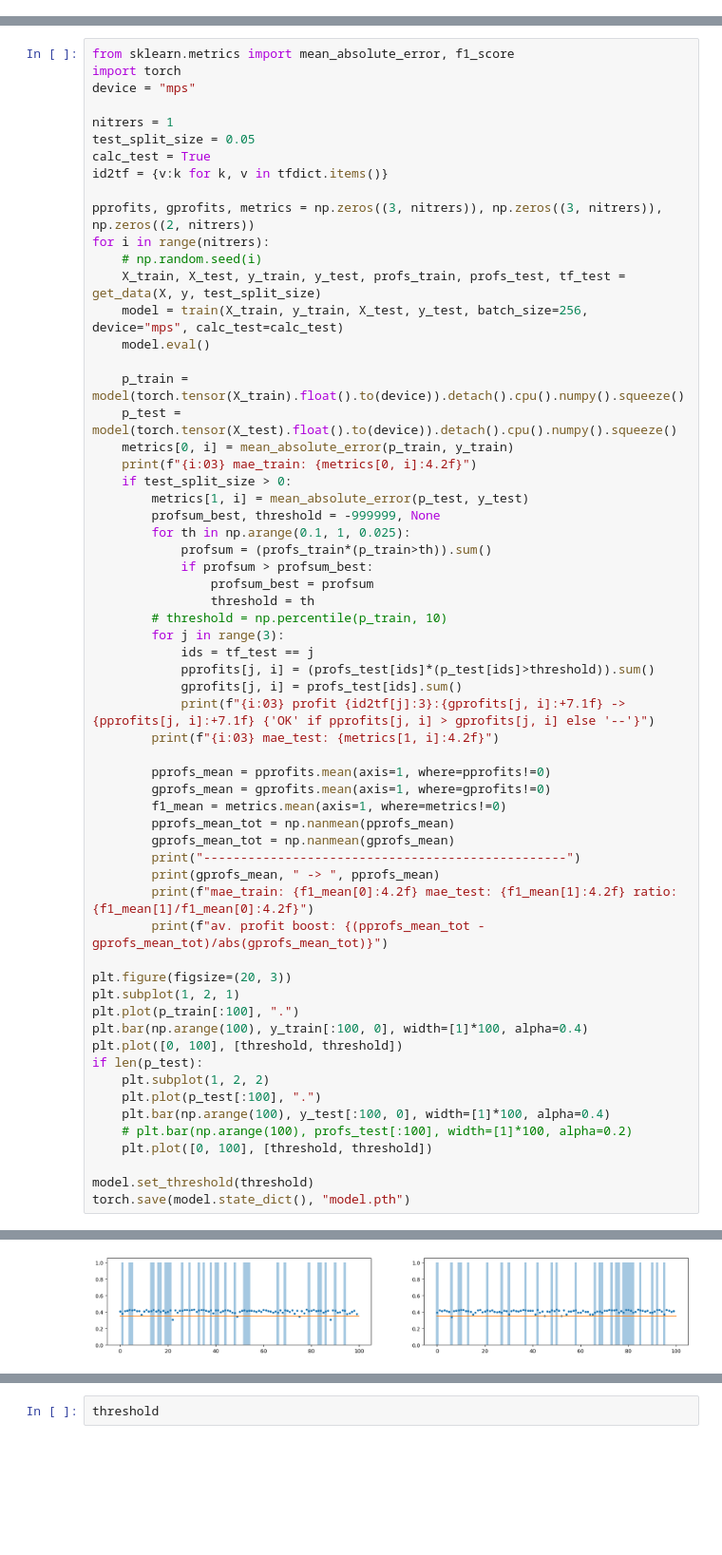
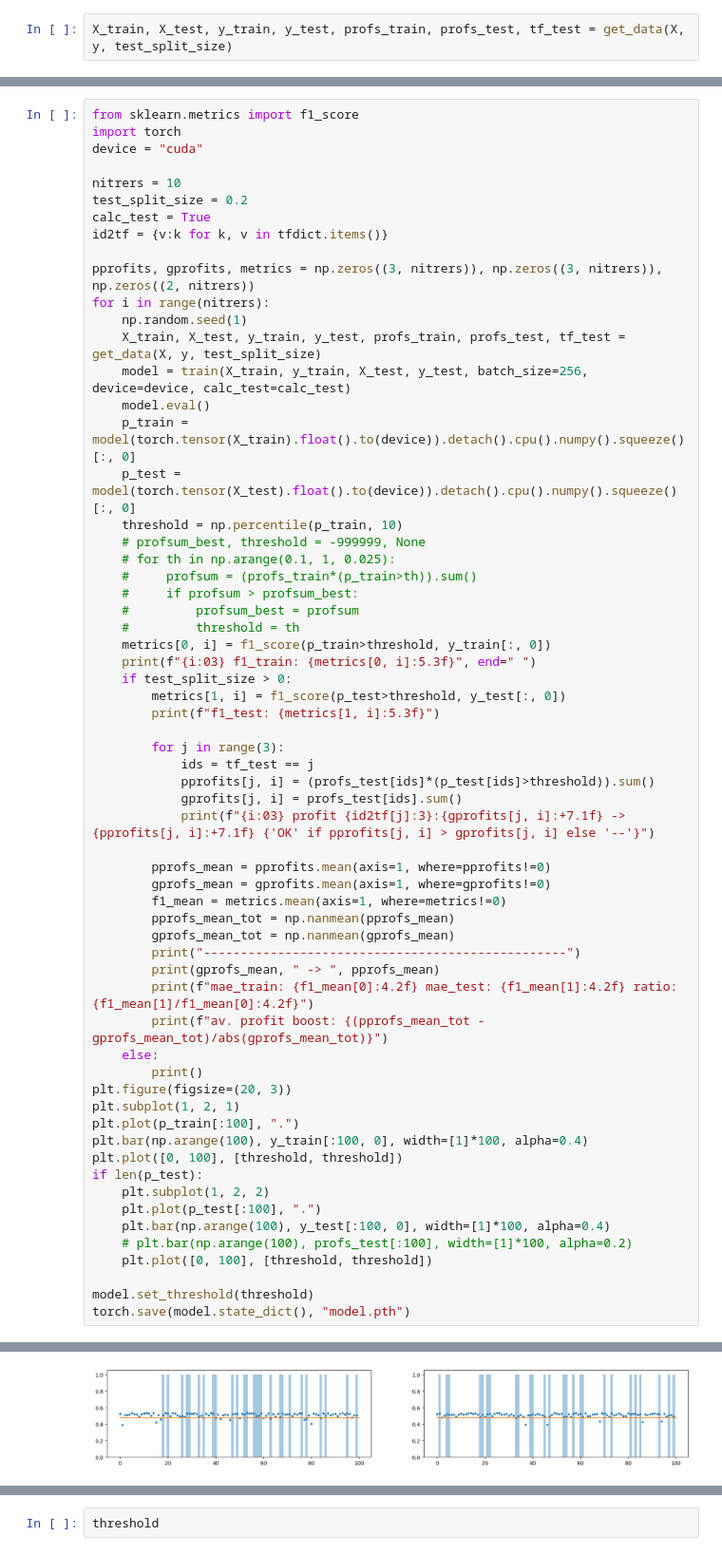
Before and after one commit to binrey/MLTR, a Jupyter notebook: train.ipynb, the cells around one changed output, grey strips where cells are left out. Shown at 95% size. Drawn from its saved outputs; the diff is of its cells as text; blank space fills up the shorter version.

```diff
--- a/train.ipynb
+++ b/train.ipynb
@@ -87,3 +87,5 @@ BTCUSD 314
 ETHUSD 354
 (10471, 1, 9, 32) (10471,)
 20180520 -> 20201230
+# %%
+X_train, X_test, y_train, y_test, profs_train, profs_test, tf_test = get_data(X, y, test_split_size)
@@ -90,39 +94,39 @@ ETHUSD 354
 # %%
-from sklearn.metrics import mean_absolute_error, f1_score
+from sklearn.metrics import f1_score
 import torch
-device = "mps"
+device = "cuda"
 
-nitrers = 1
-test_split_size = 0.05
+nitrers = 10
+test_split_size = 0.2
 calc_test = True
 id2tf = {v:k for k, v in tfdict.items()}
 
 pprofits, gprofits, metrics = np.zeros((3, nitrers)), np.zeros((3, nitrers)), np.zeros((2, nitrers))
 for i in range(nitrers):
-    # np.random.seed(i)
+    np.random.seed(1)
     X_train, X_test, y_train, y_test, profs_train, profs_test, tf_test = get_data(X, y, test_split_size)
-    model = train(X_train, y_train, X_test, y_test, batch_size=256, device="mps", calc_test=calc_test)
+    model = train(X_train, y_train, X_test, y_test, batch_size=256, device=device, calc_test=calc_test)
     model.eval()
+    p_train = model(torch.tensor(X_train).float().to(device)).detach().cpu().numpy().squeeze()[:, 0]
+    p_test = model(torch.tensor(X_test).float().to(device)).detach().cpu().numpy().squeeze()[:, 0]
+    threshold = np.percentile(p_train, 10)
+    # profsum_best, threshold = -999999, None
+    # for th in np.arange(0.1, 1, 0.025):
+    #     profsum = (profs_train*(p_train>th)).sum()
+    #     if profsum > profsum_best:
+    #         profsum_best = profsum
+    #         threshold = th
+    metrics[0, i] = f1_score(p_train>threshold, y_train[:, 0])
+    print(f"{i:03} f1_train: {metrics[0, i]:5.3f}", end=" ")
+    if test_split_size > 0:
+        metrics[1, i] = f1_score(p_test>threshold, y_test[:, 0])
+        print(f"f1_test: {metrics[1, i]:5.3f}")
 
-    p_train = model(torch.tensor(X_train).float().to(device)).detach().cpu().numpy().squeeze()
-    p_test = model(torch.tensor(X_test).float().to(device)).detach().cpu().numpy().squeeze()
-    metrics[0, i] = mean_absolute_error(p_train, y_train)
-    print(f"{i:03} mae_train: {metrics[0, i]:4.2f}")
-    if test_split_size > 0:
-        metrics[1, i] = mean_absolute_error(p_test, y_test)
-        profsum_best, threshold = -999999, None
-        for th in np.arange(0.1, 1, 0.025):
-            profsum = (profs_train*(p_train>th)).sum()
-            if profsum > profsum_best:
-                profsum_best = profsum
-                threshold = th
-        # threshold = np.percentile(p_train, 10)
         for j in range(3):
             ids = tf_test == j
             pprofits[j, i] = (profs_test[ids]*(p_test[ids]>threshold)).sum()
             gprofits[j, i] = profs_test[ids].sum()
             print(f"{i:03} profit {id2tf[j]:3}:{gprofits[j, i]:+7.1f} -> {pprofits[j, i]:+7.1f} {'OK' if pprofits[j, i] > gprofits[j, i] else '--'}")
-        print(f"{i:03} mae_test: {metrics[1, i]:4.2f}")
 
         pprofs_mean = pprofits.mean(axis=1, where=pprofits!=0)
         gprofs_mean = gprofits.mean(axis=1, where=gprofits!=0)
@@ -133,7 +137,8 @@ for i in range(nitrers):
         print(gprofs_mean, " -> ", pprofs_mean)
         print(f"mae_train: {f1_mean[0]:4.2f} mae_test: {f1_mean[1]:4.2f} ratio: {f1_mean[1]/f1_mean[0]:4.2f}")
         print(f"av. profit boost: {(pprofs_mean_tot - gprofs_mean_tot)/abs(gprofs_mean_tot)}")
-
+    else:
+        print()
 plt.figure(figsize=(20, 3))
 plt.subplot(1, 2, 1)
 plt.plot(p_train[:100], ".")
@@ -171 +174 @@ av. profit boost: 0.0020381125595962707
-[figure, old version]
+[figure, new version]
```
Also changed, not shown: parts of 7 cells of this notebook, 4 other files.
